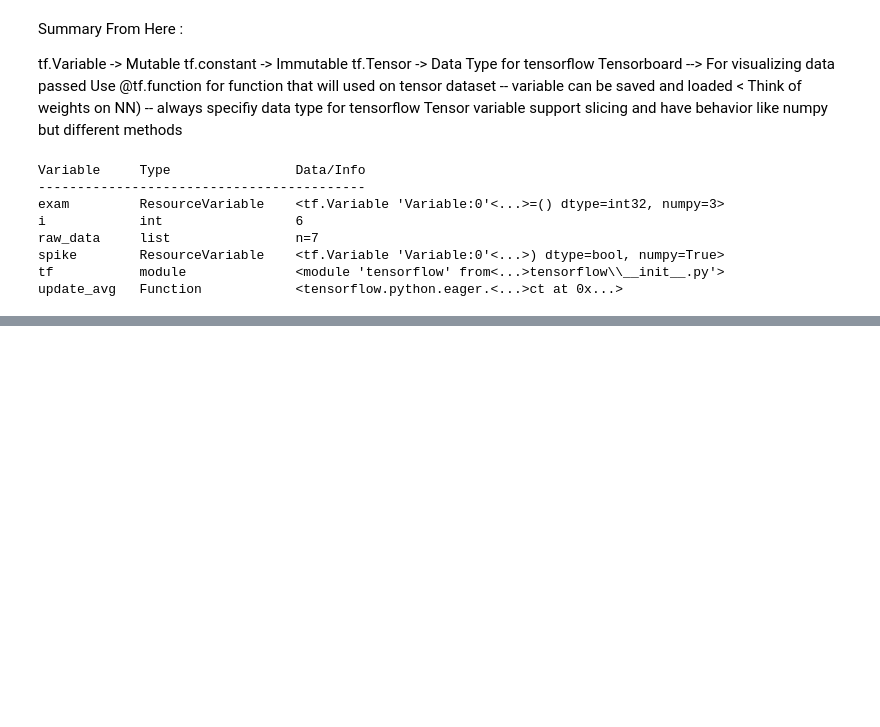
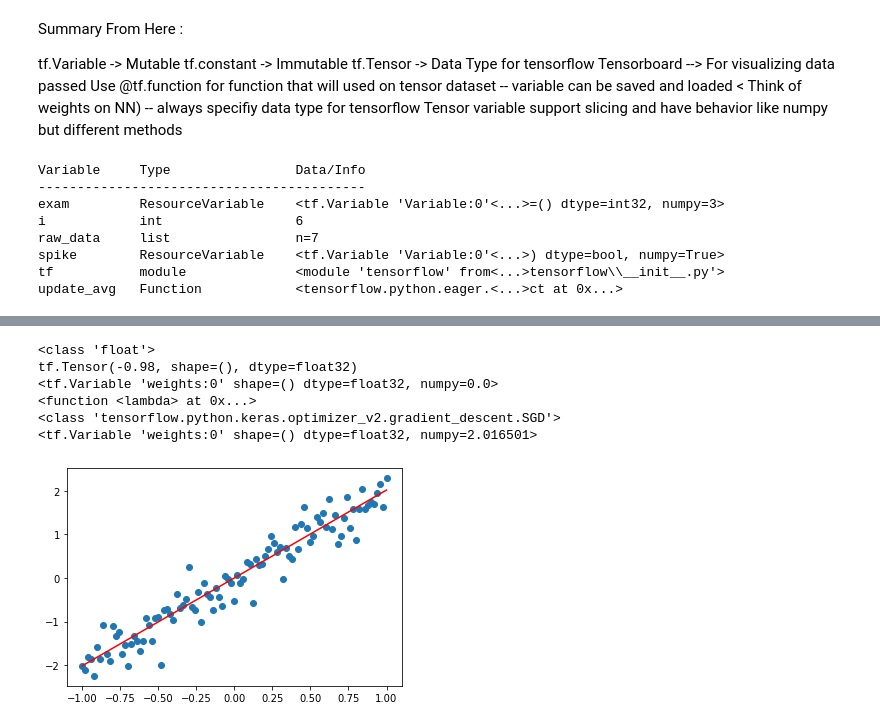
Before and after one commit to Xwyzworms/MachineLearningWithTensorflow, a Jupyter notebook: Implementation.ipynb, the cells around one changed output, grey strips where cells are left out. Cells and saved outputs as stored; diff of their text form; code cells hidden in the pictures; blank space fills up the shorter version.

```diff
--- a/Implementation.ipynb
+++ b/Implementation.ipynb
@@ -304,2 +314,30 @@ update_avg   Function            <tensorflow.python.eager.<...>ct at 0x...>
 # %%
-##
+import tensorflow as tf
+learningRate : tf.Tensor= 0.01
+training_epochs : tf.Tensor = 10
+print(type(learningRate))
+X : tf.Tensor = tf.constant(x_train,dtype=tf.float32)
+Y : tf.Tensor = tf.constant(y_train,dtype=tf.float32)
+print(X[1])
+weights : tf.Tensor = tf.Variable(0.,dtype=tf.float32,name='weights')
+print(weights)
+cost = lambda: tf.square(Y - tf.multiply(X,weights))
+print(cost)
+train_Operation : tf.optimizers = tf.keras.optimizers.SGD(learningRate)
+print(type(train_Operation))
+for _ in range(training_epochs):
+    step : tf.optimizers = train_Operation.minimize(cost,weights)
+print(weights)
+
+
+plt.scatter(X,Y)
+plt.plot(X,weights*X,color="r")
+plt.show()
+# %% [output]
+<class 'float'>
+tf.Tensor(-0.98, shape=(), dtype=float32)
+<tf.Variable 'weights:0' shape=() dtype=float32, numpy=0.0>
+<function <lambda> at 0x...>
+<class 'tensorflow.python.keras.optimizer_v2.gradient_descent.SGD'>
+<tf.Variable 'weights:0' shape=() dtype=float32, numpy=2.016501>
+[figure, added]
```
Also changed, not shown: parts of 7 cells of this notebook.
